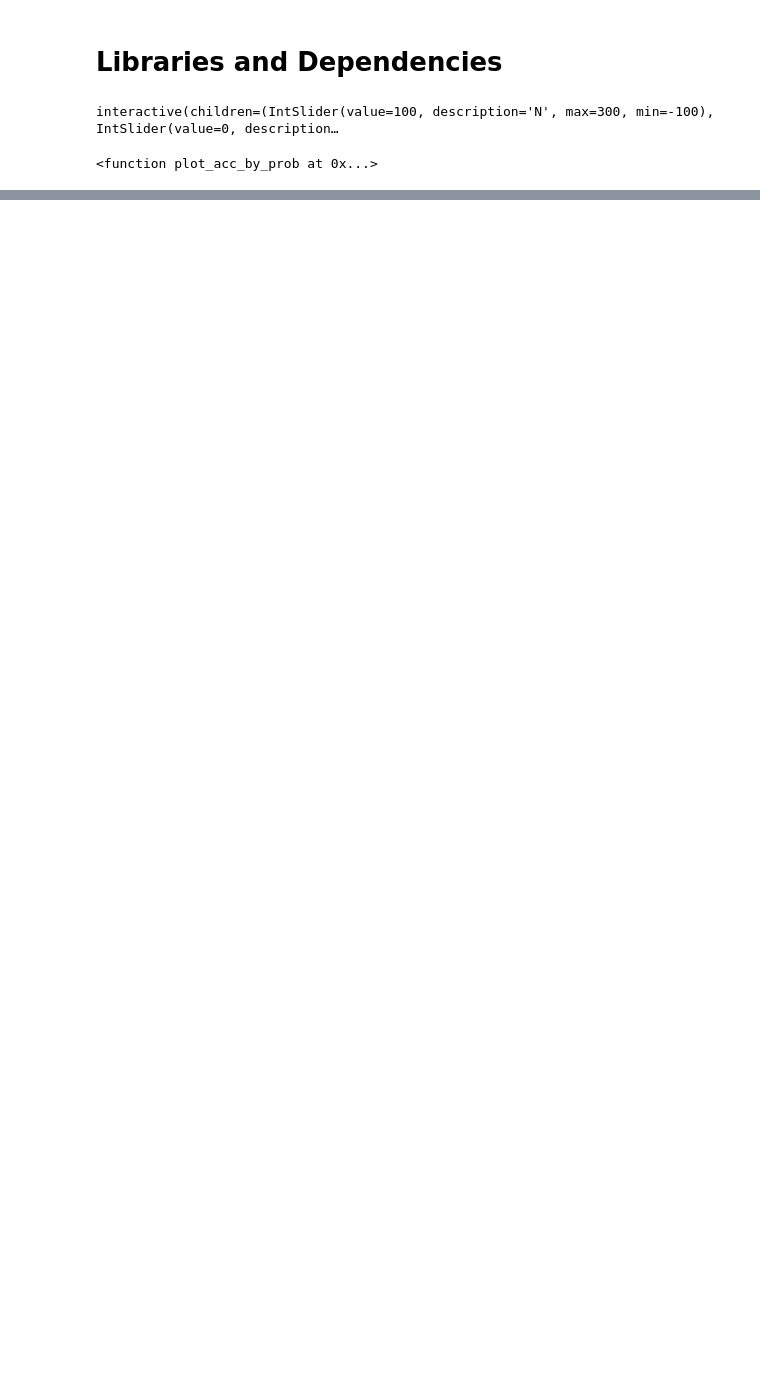
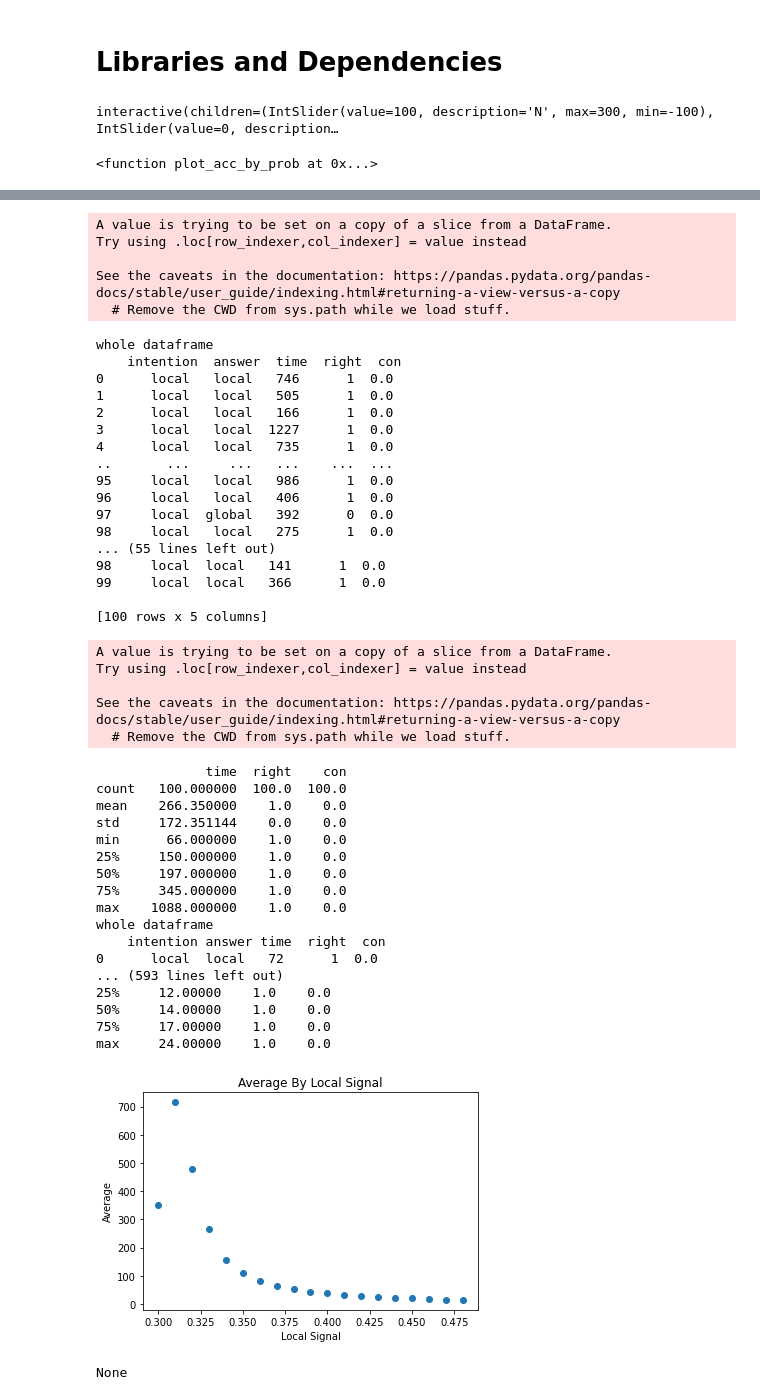
Before and after one commit to yGit741/comdepri, a Jupyter notebook: accuracy_simulation_210121.ipynb, the cells around one changed output, grey strips where cells are left out. Saved outputs shown, nothing was run; the diff lists cells and outputs as text; code cells hidden in the pictures; blank space fills up the shorter version.

```diff
--- a/accuracy_simulation_210121.ipynb
+++ b/accuracy_simulation_210121.ipynb
@@ -237,0 +237,17 @@ None
+# %%
+#plot average by local signal
+
+def plot_average_by_local_signal(N=100, min=0.2, max=0.49, step = 0.01, n=12, global_s=0.55, p_global =50, intention = 'global'):
+    local_sig_range = np.arange(min,max,step)
+    #print(local_sig_range)
+    av_by_local_signal = lambda y: df_average(N=N, p_global=p_global, global_s=global_s, local_s=y, n=n, intention=intention)
+    ar_av_local = np.array([av_by_local_signal(yi) for yi in local_sig_range])
+    ar_av_local_for_plot = ar_av_local[:,1]
+    plt.scatter(local_sig_range, ar_av_local_for_plot)
+    plt.title('Average By Local Signal')
+    plt.xlabel('Local Signal')
+    plt.ylabel('Average')
+    return plt.show()
+
+print(plot_average_by_local_signal(intention = 'local', p_global = 8, n=6))
+# %% [output]
@@ -237,0 +293,46 @@ None
+A value is trying to be set on a copy of a slice from a DataFrame.
+Try using .loc[row_indexer,col_indexer] = value instead
+
+See the caveats in the documentation: https://pandas.pydata.org/pandas-docs/stable/user_guide/indexing.html#returning-a-view-versus-a-copy
+  # Remove the CWD from sys.path while we load stuff.
+whole dataframe
+    intention  answer  time  right  con
+0      local   local   746      1  0.0
+1      local   local   505      1  0.0
+2      local   local   166      1  0.0
+3      local   local  1227      1  0.0
+4      local   local   735      1  0.0
+..       ...     ...   ...    ...  ...
+95     local   local   986      1  0.0
+96     local   local   406      1  0.0
+97     local  global   392      0  0.0
+98     local   local   275      1  0.0
+... (55 lines left out)
+98     local  local   141      1  0.0
+99     local  local   366      1  0.0
+
+[100 rows x 5 columns]
+A value is trying to be set on a copy of a slice from a DataFrame.
+Try using .loc[row_indexer,col_indexer] = value instead
+
+See the caveats in the documentation: https://pandas.pydata.org/pandas-docs/stable/user_guide/indexing.html#returning-a-view-versus-a-copy
+  # Remove the CWD from sys.path while we load stuff.
+              time  right    con
+count   100.000000  100.0  100.0
+mean    266.350000    1.0    0.0
+std     172.351144    0.0    0.0
+min      66.000000    1.0    0.0
+25%     150.000000    1.0    0.0
+50%     197.000000    1.0    0.0
+75%     345.000000    1.0    0.0
+max    1088.000000    1.0    0.0
+whole dataframe
+    intention answer time  right  con
+0      local  local   72      1  0.0
+... (593 lines left out)
+25%     12.00000    1.0    0.0
+50%     14.00000    1.0    0.0
+75%     17.00000    1.0    0.0
+max     24.00000    1.0    0.0
+[figure, added]
+None
```
Also changed, not shown: parts of 6 cells of this notebook.
